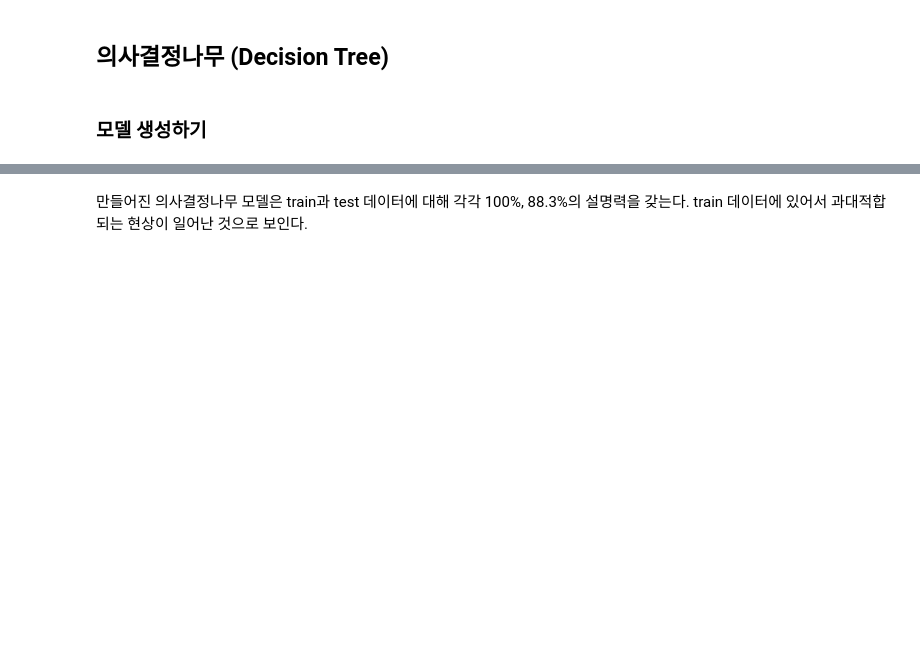
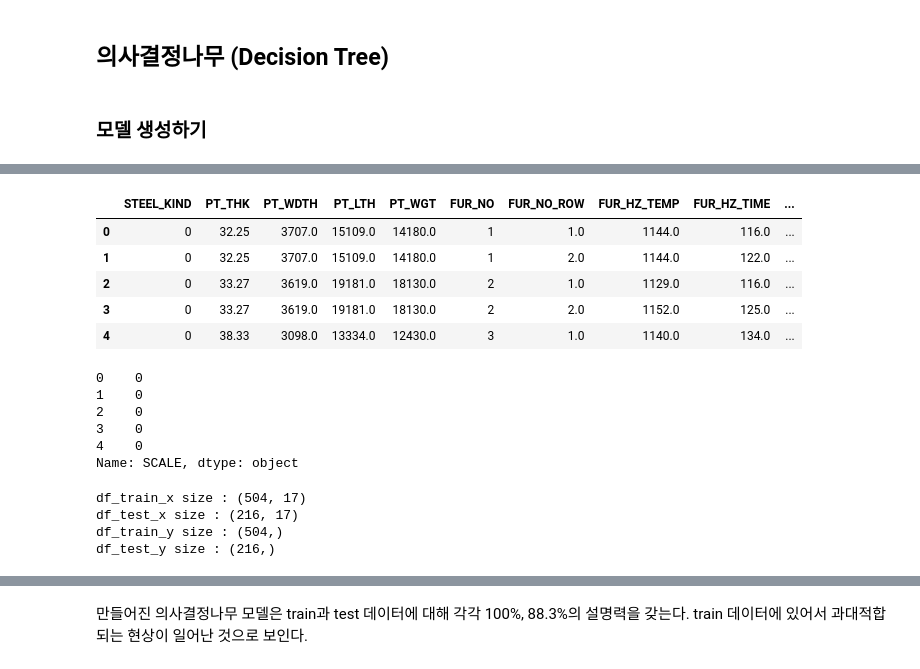
Before and after one commit to mjiii25/posco-academy, a Jupyter notebook: Big-Data/Assignment-2/C1성민지_종합실습-2_code.ipynb, the cells around one changed output, grey strips where cells are left out. Cells and saved outputs as stored; diff of their text form; code cells hidden in the pictures; blank space fills up the shorter version.

```diff
--- a/Big-Data/Assignment-2/C1성민지_종합실습-2_code.ipynb
+++ b/Big-Data/Assignment-2/C1성민지_종합실습-2_code.ipynb
@@ -523,3 +567,36 @@ df_test_y size : (181,)
+# %%
+df_raw_x.head()
+# %% [output]
+|  | STEEL_KIND | PT_THK | PT_WDTH | PT_LTH | PT_WGT | FUR_NO | FUR_NO_ROW | FUR_HZ_TEMP | FUR_HZ_TIME | ... |
+| 0 | 0 | 32.25 | 3707.0 | 15109.0 | 14180.0 | 1 | 1.0 | 1144.0 | 116.0 | ... |
+| 1 | 0 | 32.25 | 3707.0 | 15109.0 | 14180.0 | 1 | 2.0 | 1144.0 | 122.0 | ... |
+| 2 | 0 | 33.27 | 3619.0 | 19181.0 | 18130.0 | 2 | 1.0 | 1129.0 | 116.0 | ... |
+| 3 | 0 | 33.27 | 3619.0 | 19181.0 | 18130.0 | 2 | 2.0 | 1152.0 | 125.0 | ... |
+| 4 | 0 | 38.33 | 3098.0 | 13334.0 | 12430.0 | 3 | 1.0 | 1140.0 | 134.0 | ... |
+# %%
+df_raw_y.head()
+# %% [output]
+0    0
+1    0
+2    0
+3    0
+4    0
+Name: SCALE, dtype: object
+# %%
+df_train_x, df_test_x, df_train_y, df_test_y = train_test_split(df_raw_x,
+                                                                df_raw_y,
+                                                                test_size = 0.3,
+                                                                random_state = 1234)
+
+print('df_train_x size : {}'.format(df_train_x.shape))
+print('df_test_x size : {}'.format(df_test_x.shape))
+print('df_train_y size : {}'.format(df_train_y.shape))
+print('df_test_y size : {}'.format(df_test_y.shape))
+# %% [output]
+df_train_x size : (504, 17)
+df_test_x size : (216, 17)
+df_train_y size : (504,)
+df_test_y size : (216,)
 # %%
 tree_uncustomized = DecisionTreeClassifier()
 tree_uncustomized.fit(df_train_x, df_train_y)
```
Also changed, not shown: parts of 18 cells of this notebook.
